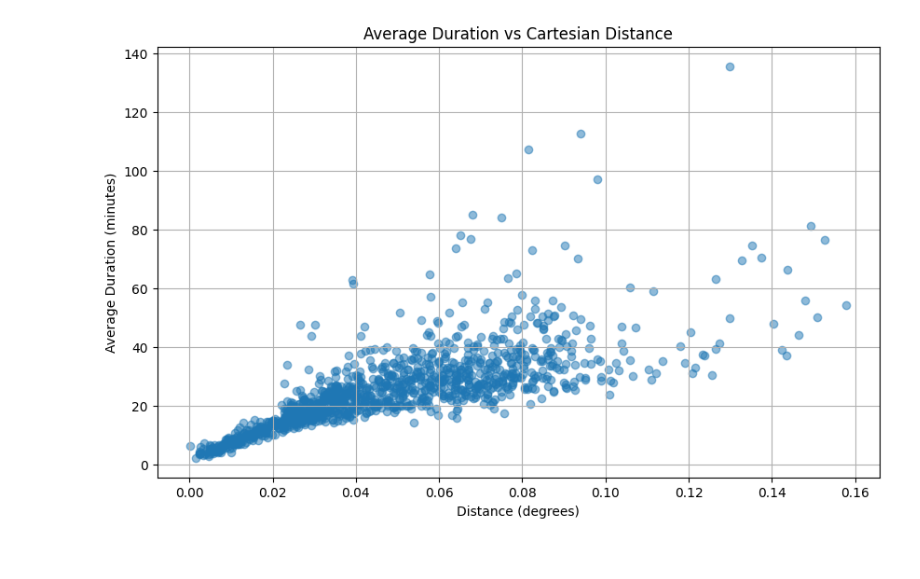
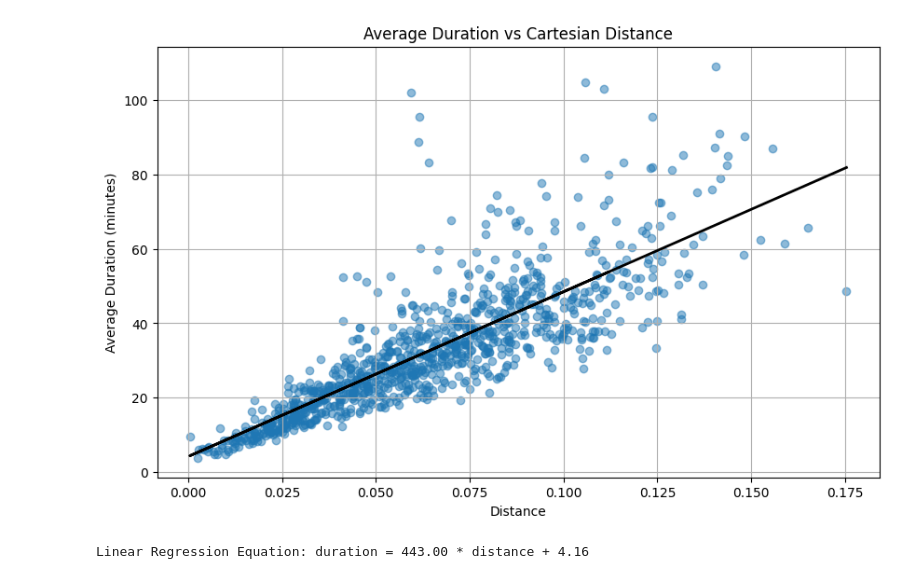
Before and after one commit to jarrettreimers/CSUREMM, a Jupyter notebook: distance_to_time.ipynb, the cells around one changed output. Saved outputs shown, nothing was run; the diff lists cells and outputs as text; code cells hidden in the pictures.

Commit message:
plots distance to time

```diff
--- a/distance_to_time.ipynb
+++ b/distance_to_time.ipynb
@@ -7,27 +8,37 @@ import matplotlib.pyplot as plt
 # %%
-df = pd.read_csv('by_station/1 Ave & E 6 st.csv', low_memory=False)
+df = pd.read_csv('by_station/Cathedral Pkwy & Broadway.csv', low_memory=False)
 df.dropna(inplace=True)
 stations = df['end_station_name'].unique()
 df['started_at'] = pd.to_datetime(df['started_at'])
 df['ended_at'] = pd.to_datetime(df['ended_at'])
 
 df['duration'] = (df['ended_at'] - df['started_at']).dt.total_seconds() / 60.0
-df = df.loc[df['duration'] <= 200]
+df = df.loc[df['duration'] <= 120]
 def calculate_distance(row):
     start_lat = row['start_lat']
     start_lng = row['start_lng']
     end_lat = row['end_lat']
     end_lng = row['end_lng']
     return np.sqrt((end_lat - start_lat)**2 + (end_lng - start_lng)**2)
 df['distance'] = df.apply(calculate_distance, axis=1)
 grouped = df.groupby('end_station_id').agg({'duration': 'mean', 'distance': 'mean'}).reset_index()
 
 plt.figure(figsize=(10, 6))
 plt.scatter(grouped['distance'], grouped['duration'], alpha=0.5)
+
+X = grouped[['distance']]
+y = grouped['duration']
+model = LinearRegression()
+model.fit(X, y)
+y_pred = model.predict(X)
+
+plt.plot(grouped['distance'], y_pred, color='black', linewidth=2)
 plt.title('Average Duration vs Cartesian Distance')
 plt.xlabel('Distance')
 plt.ylabel('Average Duration (minutes)')
 plt.grid(True)
 plt.show()
+print(f"Linear Regression Equation: duration = {model.coef_[0]:.2f} * distance + {model.intercept_:.2f}")
 # %% [output]
-[figure, old version]
+[figure, new version]
+Linear Regression Equation: duration = 443.00 * distance + 4.16
```
Also changed, not shown: parts of 4 cells of this notebook.
